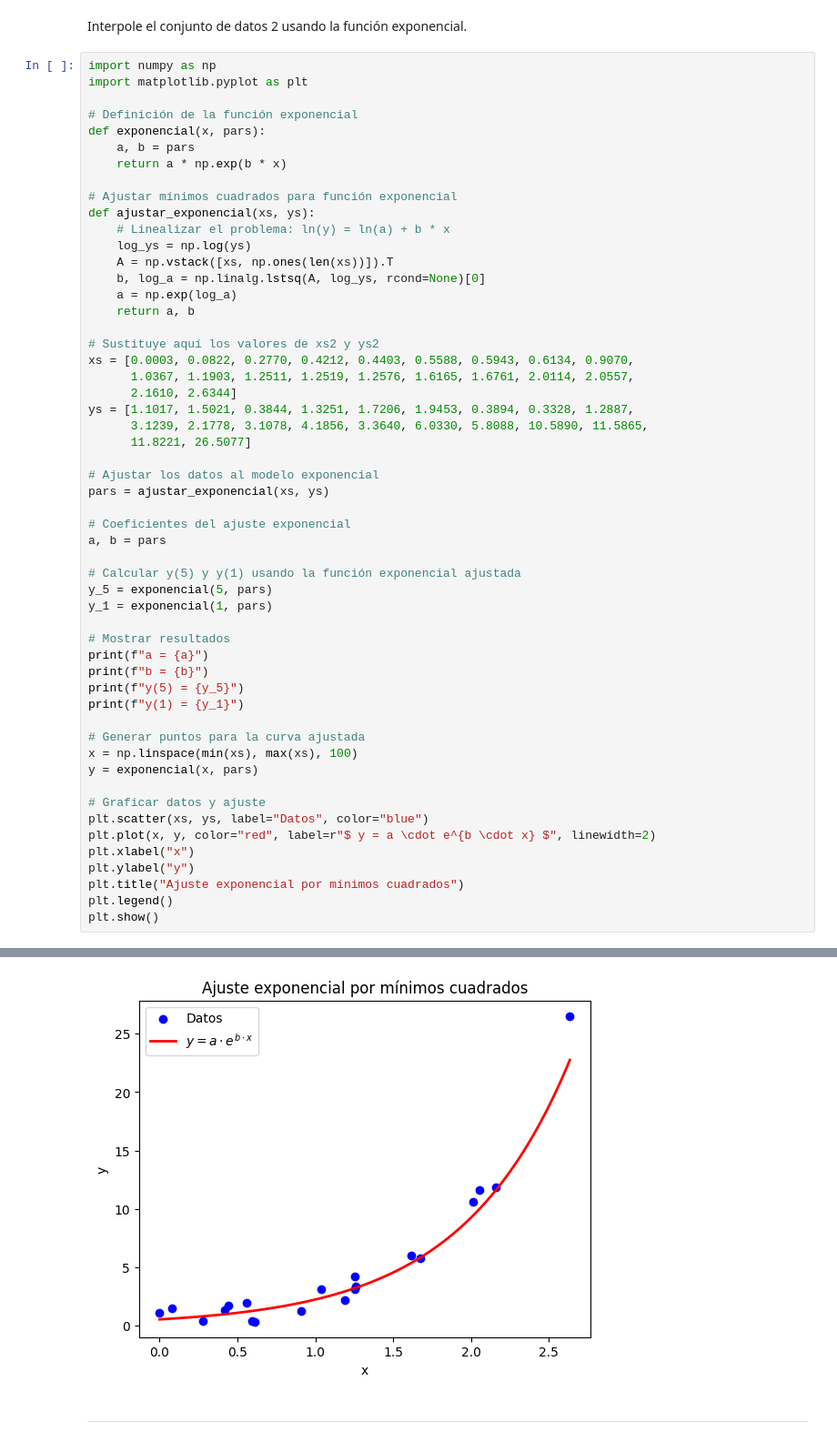
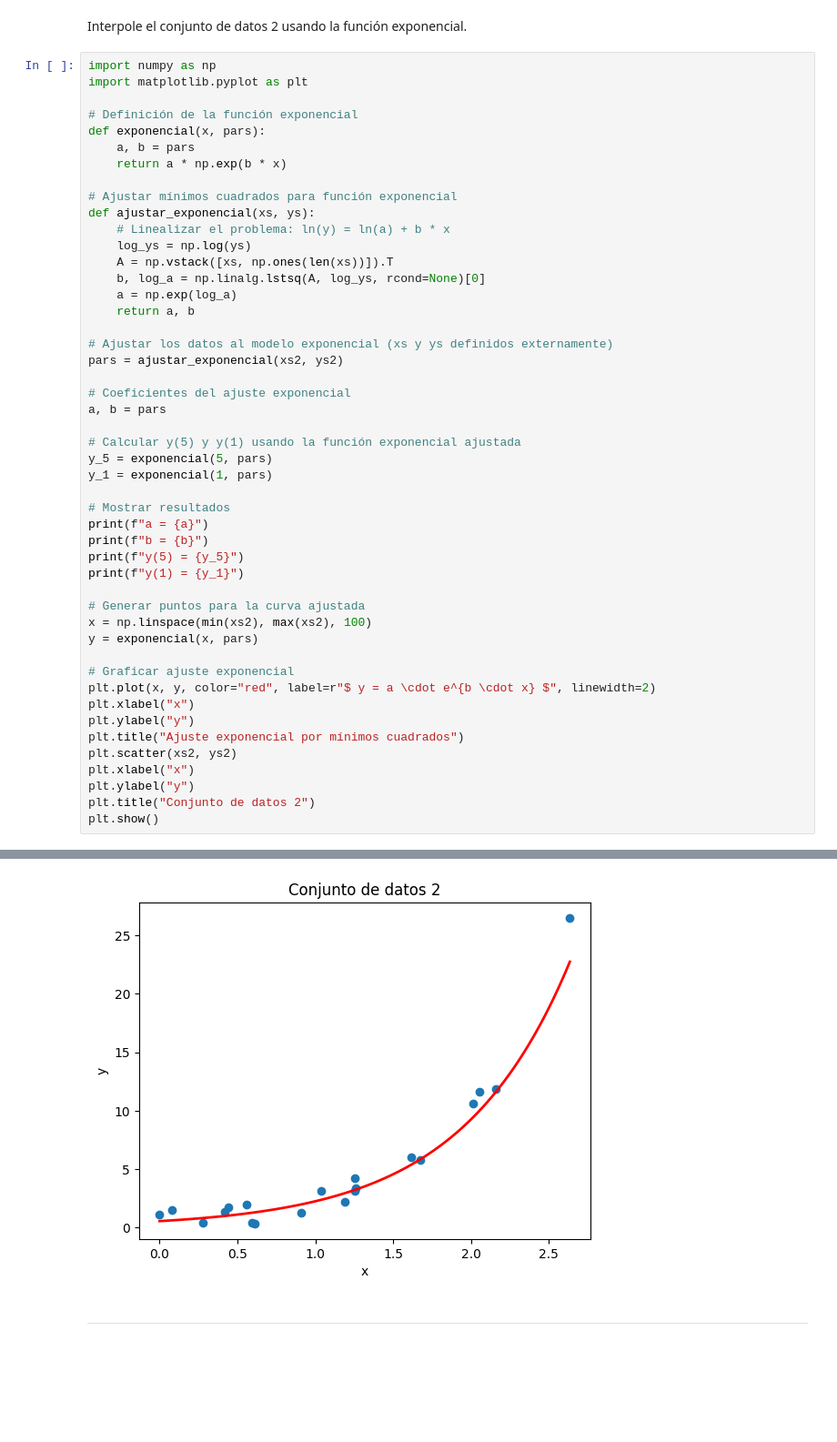
Before and after one commit to freddy1604/PRUEBA2, a Jupyter notebook: PREGUNTA2/min_cuadrados.ipynb, the cells around one changed output, grey strips where cells are left out. Shown: that part at 91% size. Drawn from its saved outputs; the diff is of its cells as text; blank space fills up the shorter version.

```diff
--- a/PREGUNTA2/min_cuadrados.ipynb
+++ b/PREGUNTA2/min_cuadrados.ipynb
@@ -313,47 +313,41 @@ def ajustar_exponencial(xs, ys):
     a = np.exp(log_a)
     return a, b
 
-# Sustituye aquí los valores de xs2 y ys2
-xs = [0.0003, 0.0822, 0.2770, 0.4212, 0.4403, 0.5588, 0.5943, 0.6134, 0.9070,
-      1.0367, 1.1903, 1.2511, 1.2519, 1.2576, 1.6165, 1.6761, 2.0114, 2.0557,
-      2.1610, 2.6344]
-ys = [1.1017, 1.5021, 0.3844, 1.3251, 1.7206, 1.9453, 0.3894, 0.3328, 1.2887,
-      3.1239, 2.1778, 3.1078, 4.1856, 3.3640, 6.0330, 5.8088, 10.5890, 11.5865,
-      11.8221, 26.5077]
-
-# Ajustar los datos al modelo exponencial
-pars = ajustar_exponencial(xs, ys)
+# Ajustar los datos al modelo exponencial (xs y ys definidos externamente)
+pars = ajustar_exponencial(xs2, ys2)
 
 # Coeficientes del ajuste exponencial
 a, b = pars
 
 # Calcular y(5) y y(1) usando la función exponencial ajustada
 y_5 = exponencial(5, pars)
 y_1 = exponencial(1, pars)
 
 # Mostrar resultados
 print(f"a = {a}")
 print(f"b = {b}")
 print(f"y(5) = {y_5}")
 print(f"y(1) = {y_1}")
 
 # Generar puntos para la curva ajustada
-x = np.linspace(min(xs), max(xs), 100)
+x = np.linspace(min(xs2), max(xs2), 100)
 y = exponencial(x, pars)
 
-# Graficar datos y ajuste
-plt.scatter(xs, ys, label="Datos", color="blue")
+# Graficar ajuste exponencial
 plt.plot(x, y, color="red", label=r"$ y = a \cdot e^{b \cdot x} $", linewidth=2)
 plt.xlabel("x")
 plt.ylabel("y")
 plt.title("Ajuste exponencial por mínimos cuadrados")
-plt.legend()
+plt.scatter(xs2, ys2)
+plt.xlabel("x")
+plt.ylabel("y")
+plt.title("Conjunto de datos 2")
 plt.show()
 # %% [output]
 a = 0.5440855388147082
 b = 1.4171603667055415
 y(5) = 650.1174439111649
 y(1) = 2.2445646053759507
-[figure, old version]
+[figure, new version]
 # %% [markdown]
 -----
```
